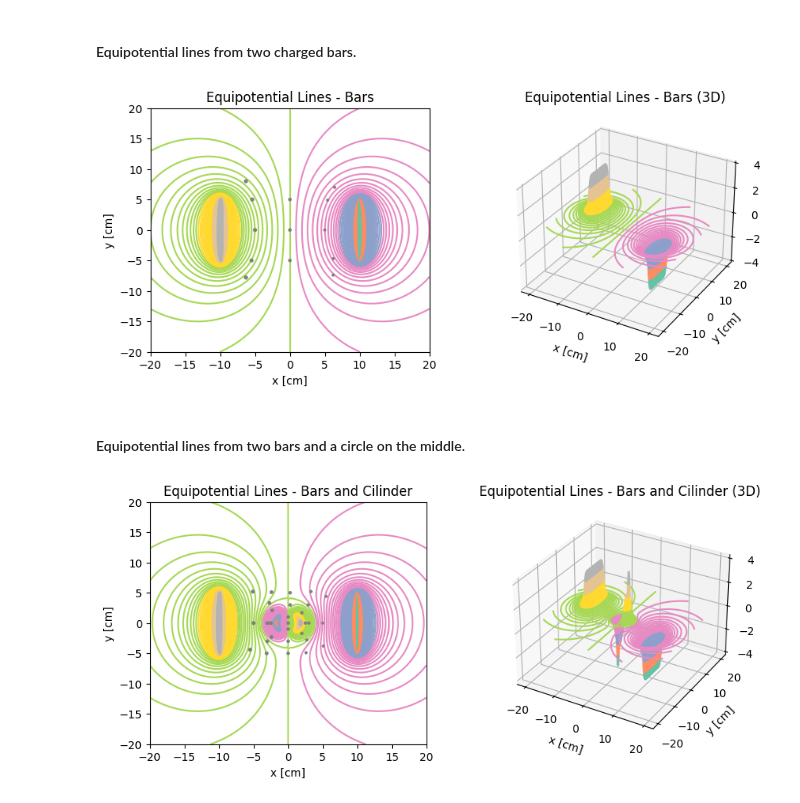
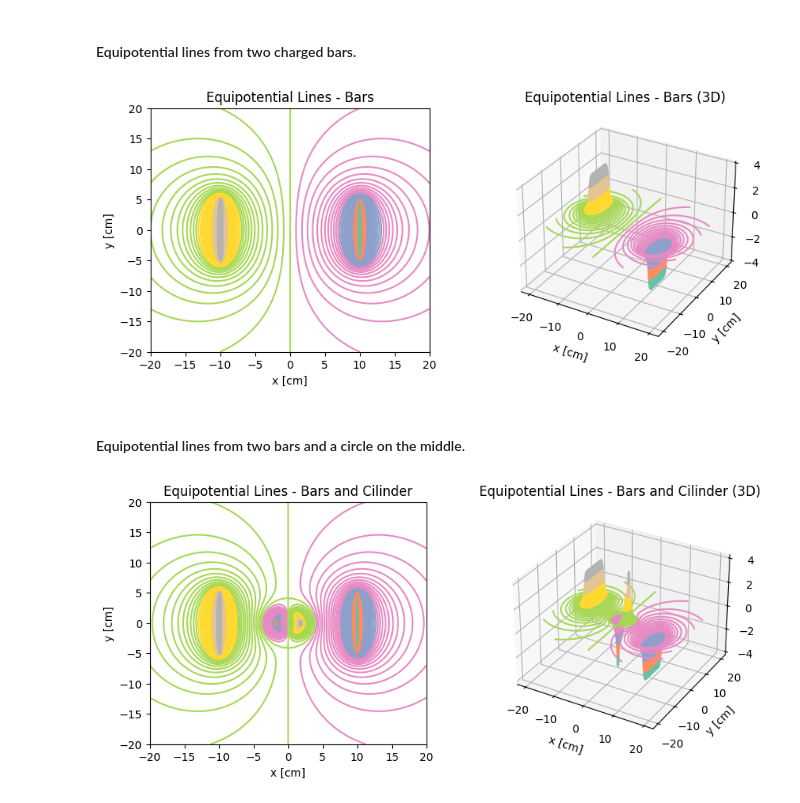
Before and after one commit to sunbaee/Eletrostatics, a Jupyter notebook: PotentialPlot.ipynb, the cells around one changed output. Cells and saved outputs as stored; diff of their text form; code cells hidden in the pictures.

```diff
--- a/PotentialPlot.ipynb
+++ b/PotentialPlot.ipynb
@@ -198,14 +198,14 @@ x, y, z = CalculatePotentialPoints(start, end, numPoints, barPoints, barCharges)
 # %%
 # Plotting points from bars
 scatteredPoints, scatteredPotentials = GetData("Data/data2.csv");
 
 ax, ax2D, fig = Plot3D(x, y, z, 100, title="Equipotential Lines - Bars");
 
-ax2D.scatter(scatteredPoints[:, 0], scatteredPoints[:, 1], scatteredPotentials, c='grey', zorder=1);
+#ax2D.scatter(scatteredPoints[:, 0], scatteredPoints[:, 1], scatteredPotentials, c='grey', zorder=1);
 
 fig.savefig("Plots/Plot2.png");
 # %% [output]
-[figure, old version]
+[figure, new version]
 # %% [markdown]
 #### Equipotential lines from two bars and a circle on the middle.
 # %%
@@ -232,8 +232,8 @@ x, y, z = CalculatePotentialPoints(start, end, numPoints, allPoints, allCharges)
 scatteredPoints, scatteredPotentials = GetData("Data/data3.csv");
 ax, ax2D, fig = Plot3D(x, y, z, 120, title="Equipotential Lines - Bars and Cilinder");
 
-ax2D.scatter(scatteredPoints[:, 0], scatteredPoints[:, 1], scatteredPotentials, c='grey', zorder=1);
+#ax2D.scatter(scatteredPoints[:, 0], scatteredPoints[:, 1], scatteredPotentials, c='grey', zorder=1);
 
 fig.savefig("Plots/Plot3.png");
 # %% [output]
-[figure, old version]
+[figure, new version]
```
Also changed, not shown: parts of 1 cell of this notebook.
